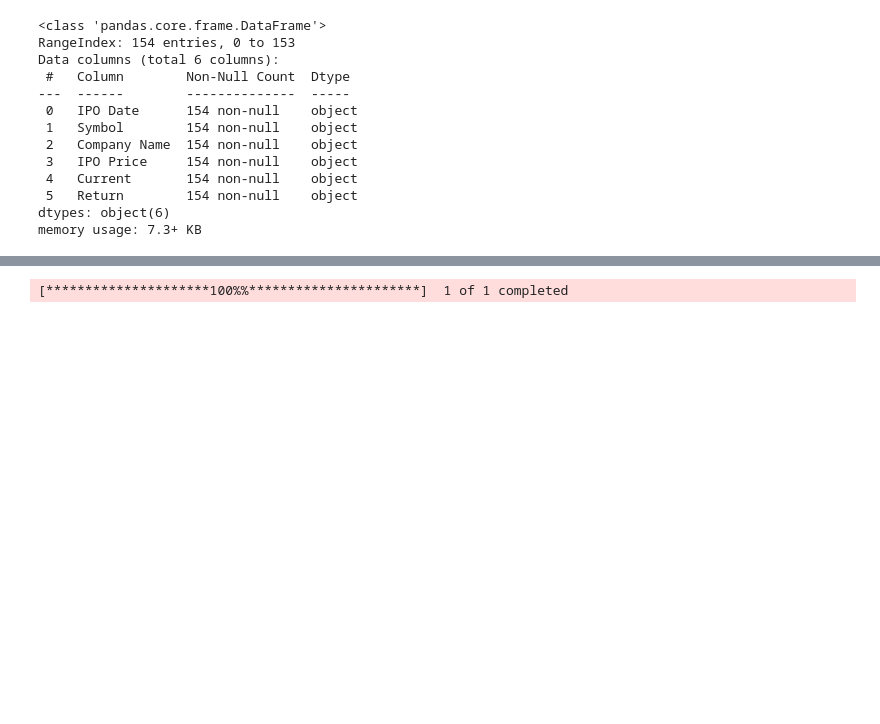
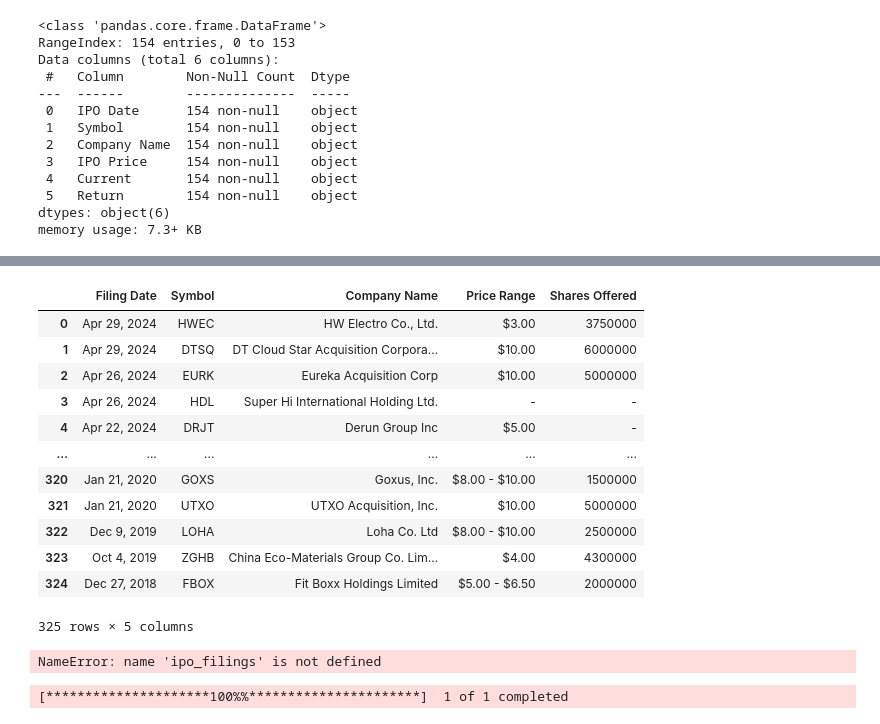
Before and after one commit to yashk1/Stock-analytics, a Jupyter notebook: week2_workingWithPandas/Working with the data.ipynb, the cells around one changed output, grey strips where cells are left out. Cells and saved outputs as stored; diff of their text form; code cells hidden in the pictures; blank space fills up the shorter version.

```diff
--- a/week2_workingWithPandas/Working with the data.ipynb
+++ b/week2_workingWithPandas/Working with the data.ipynb
@@ -256,3 +255,35 @@ Requirement already satisfied: platformdirs>=2.5 in /opt/homebrew/Caskroom/minic
+# %%
+import pandas as pd
+import requests
+
+headers = {
+    'User-Agent': 'Mozilla/5.0 (Windows NT 10.0; Win64; x64) AppleWebKit/537.36 (KHTML, like Gecko) Chrome/58.0.3029.110 Safari/537.3',
+}
+
+url = "https://stockanalysis.com/ipos/filings/"
+response = requests.get(url, headers=headers)
+
+ipo_filings = pd.read_html(StringIO(response.text))[0]
+ipo_filings
+# %% [output]
+|  | Filing Date | Symbol | Company Name | Price Range | Shares Offered |
+| 0 | Apr 29, 2024 | HWEC | HW Electro Co., Ltd. | $3.00 | 3750000 |
+| 1 | Apr 29, 2024 | DTSQ | DT Cloud Star Acquisition Corpora... | $10.00 | 6000000 |
+| 2 | Apr 26, 2024 | EURK | Eureka Acquisition Corp | $10.00 | 5000000 |
+| 3 | Apr 26, 2024 | HDL | Super Hi International Holding Ltd. | - | - |
+| 4 | Apr 22, 2024 | DRJT | Derun Group Inc | $5.00 | - |
+| ... | ... | ... | ... | ... | ... |
+| 320 | Jan 21, 2020 | GOXS | Goxus, Inc. | $8.00 - $10.00 | 1500000 |
+| 321 | Jan 21, 2020 | UTXO | UTXO Acquisition, Inc. | $10.00 | 5000000 |
+| 322 | Dec 9, 2019 | LOHA | Loha Co. Ltd | $8.00 - $10.00 | 2500000 |
+| 323 | Oct 4, 2019 | ZGHB | China Eco-Materials Group Co. Lim... | $4.00 | 4300000 |
+| 324 | Dec 27, 2018 | FBOX | Fit Boxx Holdings Limited | $5.00 - $6.50 | 2000000 |
+325 rows × 5 columns
+# %%
+ipo_filings.columns = ipo_filings.columns.str.replace(" ", "_")
+ipo_filings.columns
+# %% [output]
+NameError: name 'ipo_filings' is not defined
 # %%
 # To be used for home assignment: 'You can notice a bump in the price after the IPO? And after that the price goes down
 # You're asked to design a simple strategy to buy and hold for X days (at 'Adj.Close' price, no fees)
```
Also changed, not shown: parts of 16 cells of this notebook, 2 other files.
